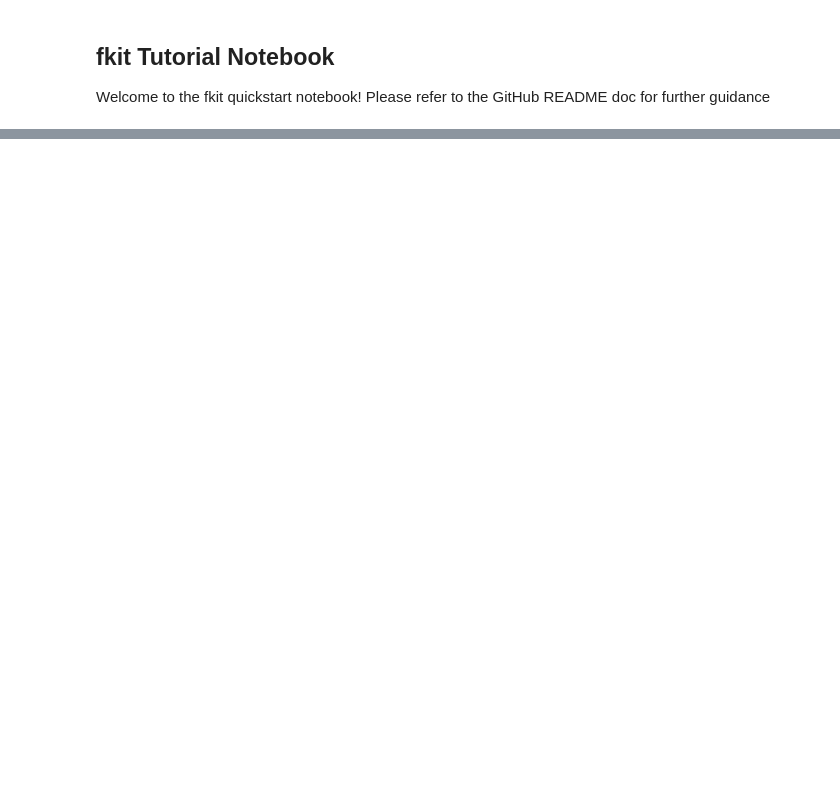
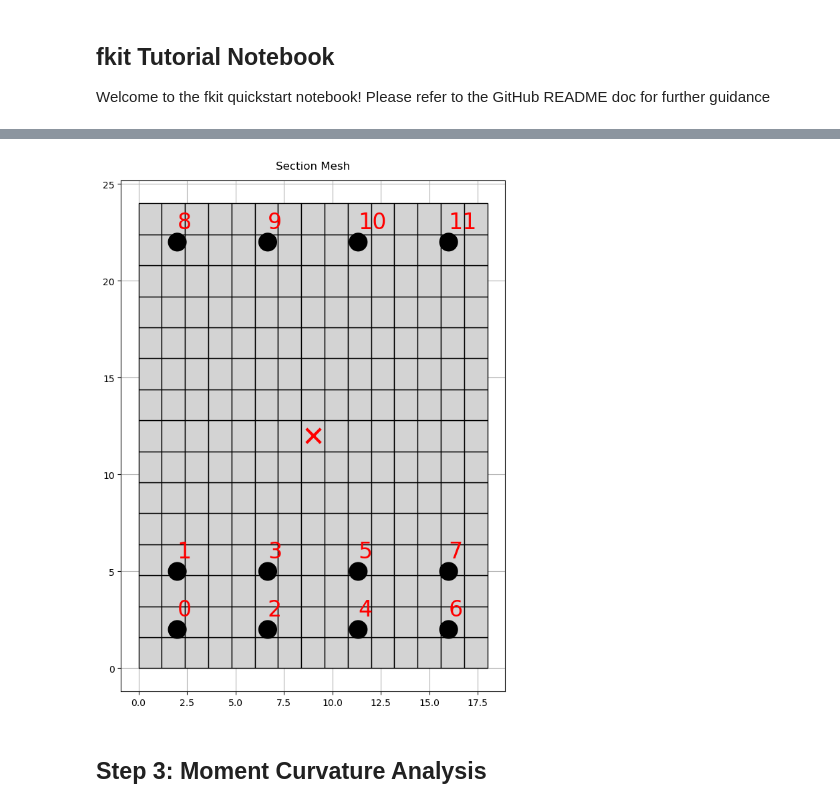
Before and after one commit to wcfrobert/fkit, a Jupyter notebook: main_notebook.ipynb, the cells around one changed output, grey strips where cells are left out. Saved outputs shown, nothing was run; the diff lists cells and outputs as text; code cells hidden in the pictures; blank space fills up the shorter version.

```diff
--- a/main_notebook.ipynb
+++ b/main_notebook.ipynb
@@ -42,0 +59,13 @@ preview_section(section10)
+# %%
+# here is the same section above constructed manually without sectionBuilder
+section2 = fkit.section.Section()
+section2.add_patch(xo=0, yo=0, b=18 ,h=24, nx=15, ny=15, fiber=fiber_concrete)
+section2.add_bar_group(xo=2, yo=2, b=14, h=3, nx=4, ny=2, area=0.6, perimeter_only=True, fiber=fiber_steel)
+section2.add_bar_group(xo=2, yo=22, b=14, h=1, nx=4, ny=1, area=0.6, perimeter_only=True, fiber=fiber_steel)
+section2.mesh()
+# %%
+fig = fkit.plotter.preview_section(section2, show_tag=True)
+# %% [output]
+[figure, added]
+# %% [markdown]
+## Step 3: Moment Curvature Analysis
```
Also changed, not shown: parts of 21 cells of this notebook, 2 other files.
